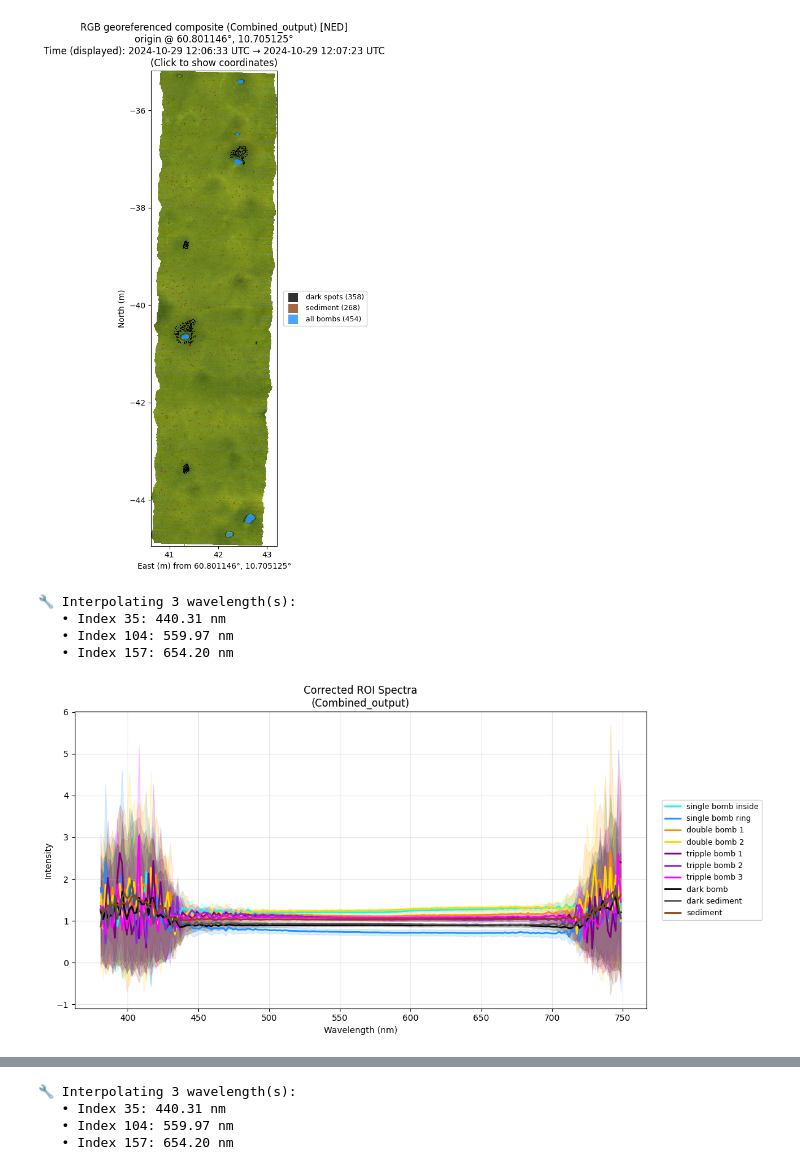
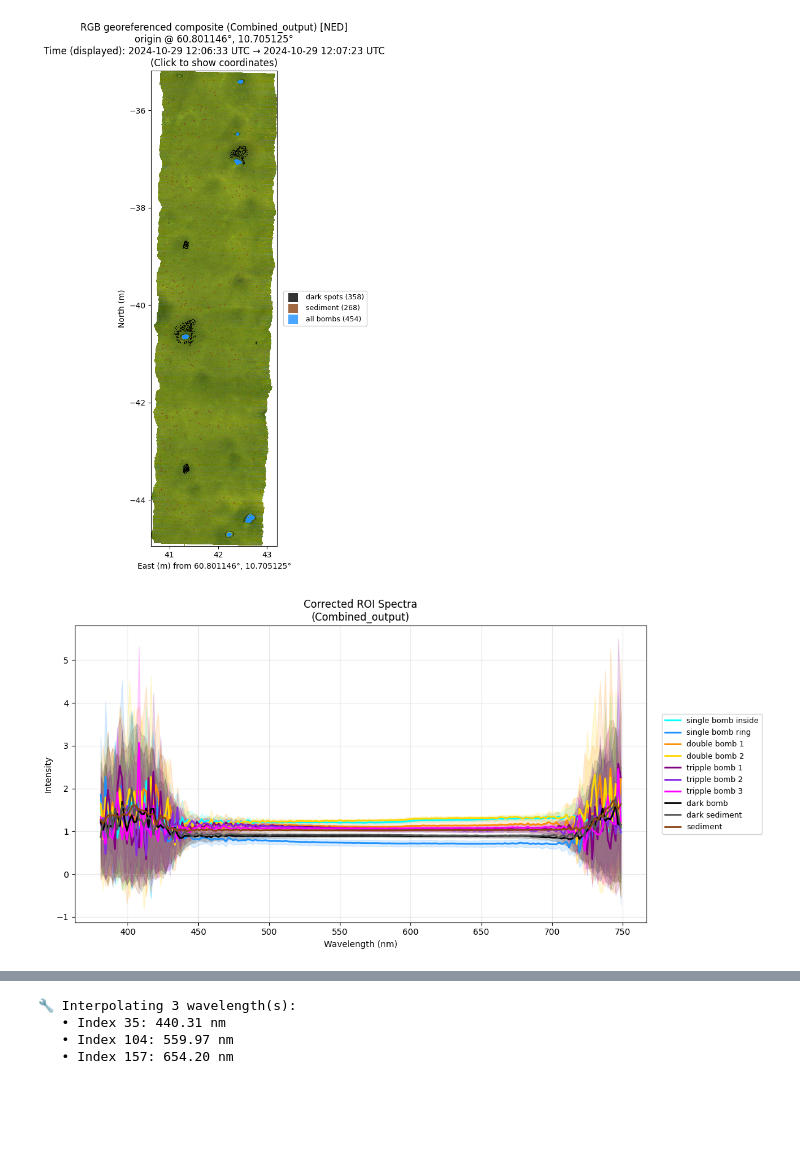
Before and after one commit to erikliiu/gref4hsi, a Jupyter notebook: gref4hsi/final_act/notebooks/plot_spectra.ipynb, the cells around one changed output, grey strips where cells are left out. Drawn from its saved outputs; the diff is of its cells as text; code cells hidden in the pictures; blank space fills up the shorter version.

```diff
--- a/gref4hsi/final_act/notebooks/plot_spectra.ipynb
+++ b/gref4hsi/final_act/notebooks/plot_spectra.ipynb
@@ -65,6 +65,6 @@ cube.list_saved_corrections()
 # NOTE: Using V2 version (pandas rolling median, no scipy bugs)
 # This will be cached to disk - next time it will load instantly!
 # Use force_recompute=True to force recalculation
-cube.apply_illumination_correction_v2(window_size=750, force_recompute=False)
+cube.apply_illumination_correction_v2(window_size=500, force_recompute=False)
 # %% [output]
 🔄 Using V2 algorithm (pandas rolling median)
@@ -183,21 +180,17 @@ cube.plot_georef(
 # %%
 # All ROI spectra with std bands
 # Note: ROI colors are now hardcoded in the class!
 cube.plot_spectrum(
     roi_names=roi_names,
     use_corrected=True,
     # wavelength_range=(475, 675),
     wavelength_smoothing=0,
-    interpolate_wavelengths=[35, 104, 157],
+    # interpolate_wavelengths=[35, 104, 157],
     legend_loc="outside",
     use_inline_labels=False,
 )
 # %% [output]
-🔧 Interpolating 3 wavelength(s):
-   • Index 35: 440.31 nm
-   • Index 104: 559.97 nm
-   • Index 157: 654.20 nm
-[figure, old version]
+[figure, new version]
 # %%
 # Test: No normalization (raw data with offset visible)
 cube.plot_spectrum(
```
Also changed, not shown: parts of 3 cells of this notebook, 16 other files.
